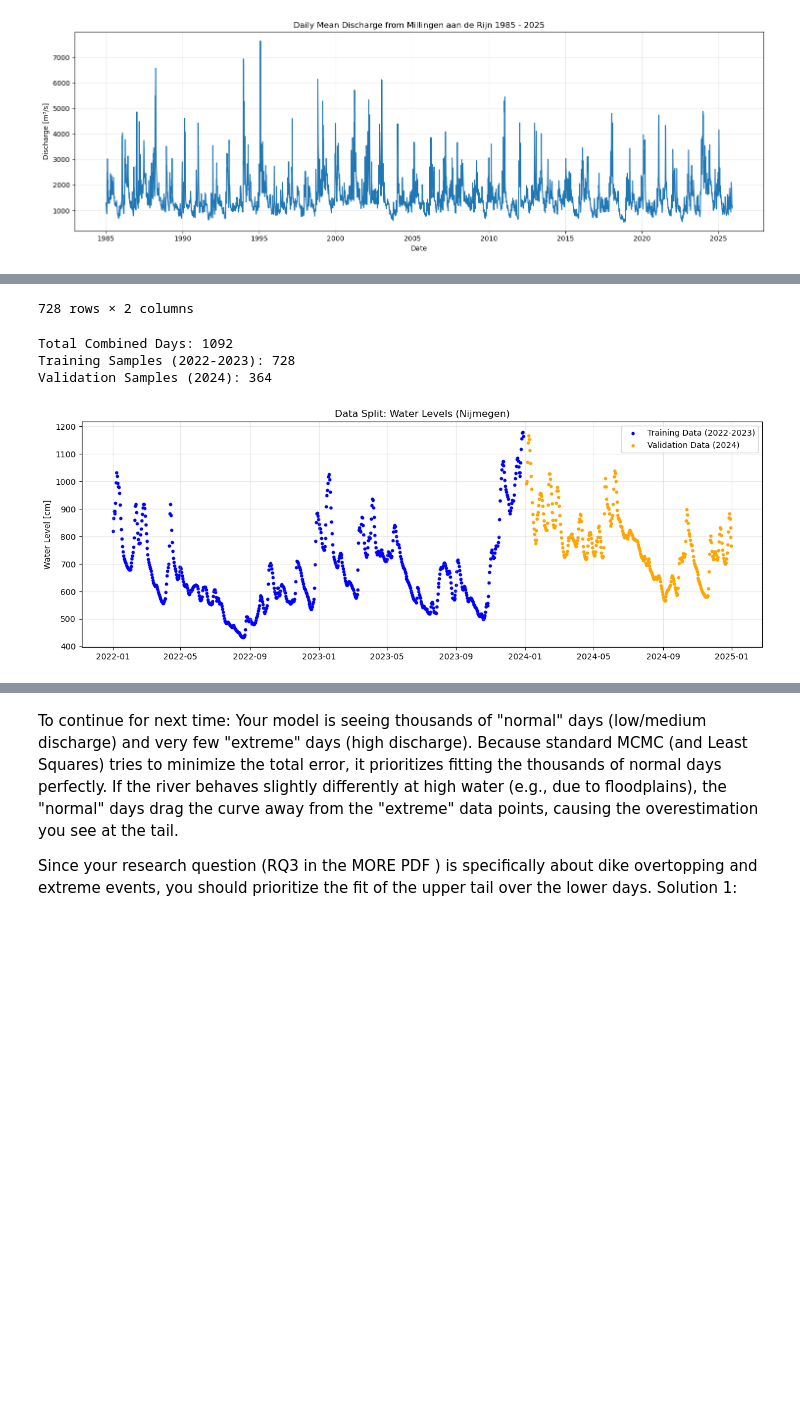
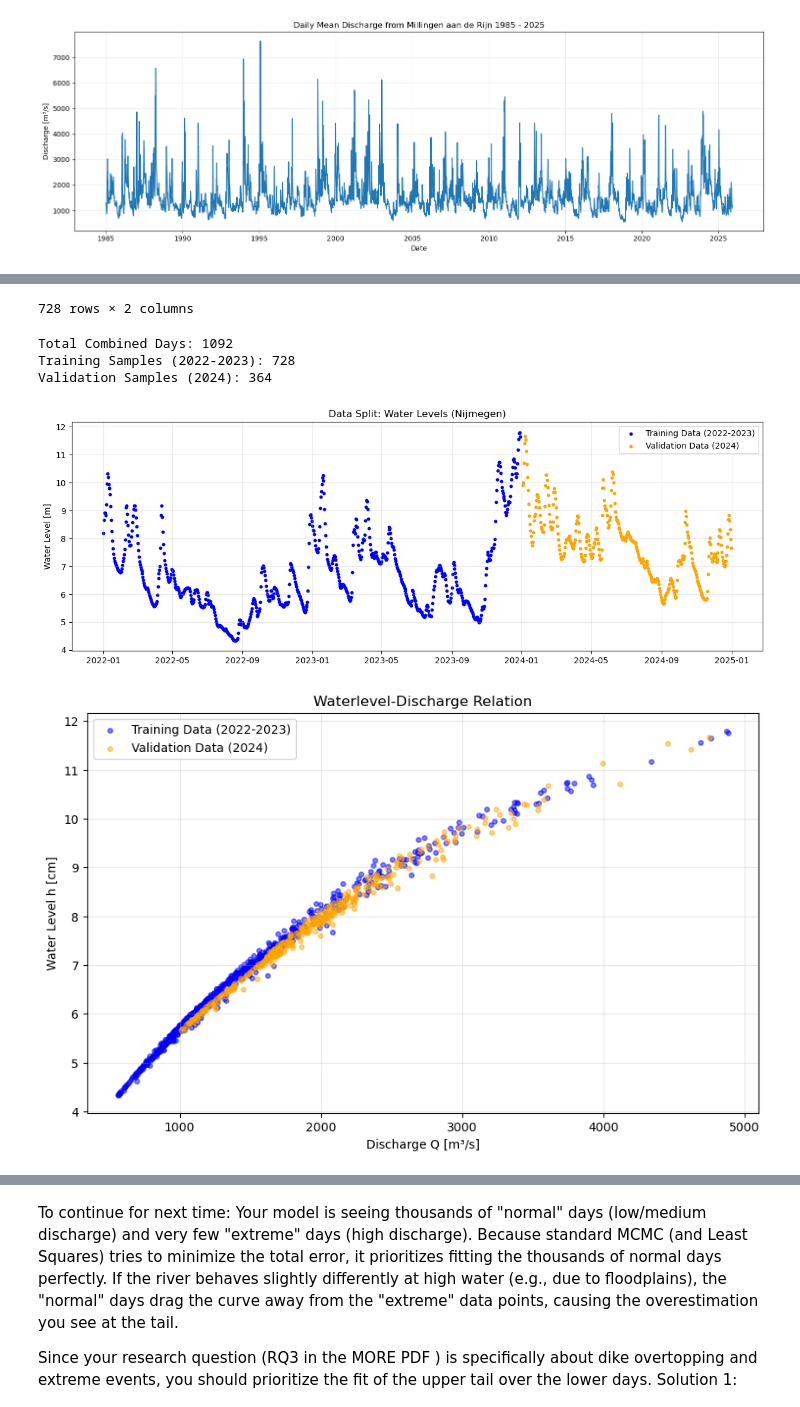
Before and after one commit to Loe-SS/MORE, a Jupyter notebook: discharge_data_analysis.ipynb, the cells around one changed output, grey strips where cells are left out. Cells and saved outputs as stored; diff of their text form; code cells hidden in the pictures; blank space fills up the shorter version.

```diff
--- a/discharge_data_analysis.ipynb
+++ b/discharge_data_analysis.ipynb
@@ -62,8 +62,9 @@ df_h = pd.read_csv(filename, sep=';', encoding="latin1")
 df_h["datum"] = pd.to_datetime(df_h["WAARNEMINGDATUM"],dayfirst=True)
 df_h["waarde"] = pd.to_numeric(df_h["NUMERIEKEWAARDE"].astype(str).str.replace(",", "."))
 df_h.loc[df_h["waarde"] > 1e5, "waarde"] = np.nan # remove outliers
-df_h = df_h.dropna(subset=["datum", "waarde"]) # drop rows with NaN in 'datum' or 'waarde'
-h_series = df_h.groupby("datum")["waarde"].mean() # transform to daily mean
+df_h['waarde_meters'] = df_h['waarde'] / 100.0
+df_h = df_h.dropna(subset=["datum", "waarde_meters"]) # drop rows with NaN in 'datum' or 'waarde_meters'
+h_series = df_h.groupby("datum")["waarde_meters"].mean() # transform to daily mean
 print(h_series.index)
 
 plt.figure(figsize=(15, 5))
@@ -87,7 +88,7 @@ DatetimeIndex(['2022-01-01', '2022-01-02', '2022-01-03', '2022-01-04',
 # %%
 # Split data into training and validation sets.
 combined_df = pd.concat([Q_series, h_series], axis=1, join='inner')
-combined_df.columns = ['Q_m3s', 'h_cm']
+combined_df.columns = ['Q_m3s', 'h_meters']
 training_data = combined_df.loc['2022-01-01':'2023-12-31'].copy()
 validation_data = combined_df.loc['2024-01-01':'2024-12-31'].copy()
 display(training_data)
@@ -96,17 +97,33 @@ print(f"Training Samples (2022-2023): {len(training_data)}")
 print(f"Validation Samples (2024): {len(validation_data)}")
 
 Q_train = training_data['Q_m3s'].values
-h_train = training_data['h_cm'].values
+h_train = training_data['h_meters'].values
 
 Q_val = validation_data['Q_m3s'].values
-h_val = validation_data['h_cm'].values
+h_val = validation_data['h_meters'].values
 
 plt.figure(figsize=(15, 5))
-plt.scatter(training_data.index, training_data['h_cm'], s=10, label='Training Data (2022-2023)', color='blue')
-plt.scatter(validation_data.index, validation_data['h_cm'], s=10, label='Validation Data (2024)', color='orange')
+plt.scatter(training_data.index, training_data['h_meters'], s=10, label='Training Data (2022-2023)', color='blue')
+plt.scatter(validation_data.index, validation_data['h_meters'], s=10, label='Validation Data (2024)', color='orange')
 plt.title("Data Split: Water Levels (Nijmegen)")
-plt.ylabel("Water Level [cm]")
+plt.ylabel("Water Level [m]")
 plt.legend()
 plt.grid(True, alpha=0.3)
+
+plt.figure(figsize=(10, 6))
+
+# Plot Training Data
+plt.scatter(Q_train, h_train, s=15, alpha=0.5, label='Training Data (2022-2023)', color='blue')
+
+# Plot Validation Data
+plt.scatter(Q_val, h_val, s=15, alpha=0.5, label='Validation Data (2024)', color='orange')
+
+plt.xlabel("Discharge Q [m³/s]")
+plt.ylabel("Water Level h [cm]")
+plt.title("Waterlevel-Discharge Relation")
+plt.legend()
+plt.grid(True, alpha=0.3)
+
+# This helps you verify if there is a clear non-linear pattern or if the data is messy
 plt.show()
 # %% [output]
@@ -126,8 +143,9 @@ plt.show()
 728 rows × 2 columns
 Total Combined Days: 1092
 Training Samples (2022-2023): 728
 Validation Samples (2024): 364
-[figure, old version]
+[figure, new version]
+[figure, added]
 # %%
 from scipy.optimize import curve_fit
 
```
Also changed, not shown: parts of 4 cells of this notebook.
